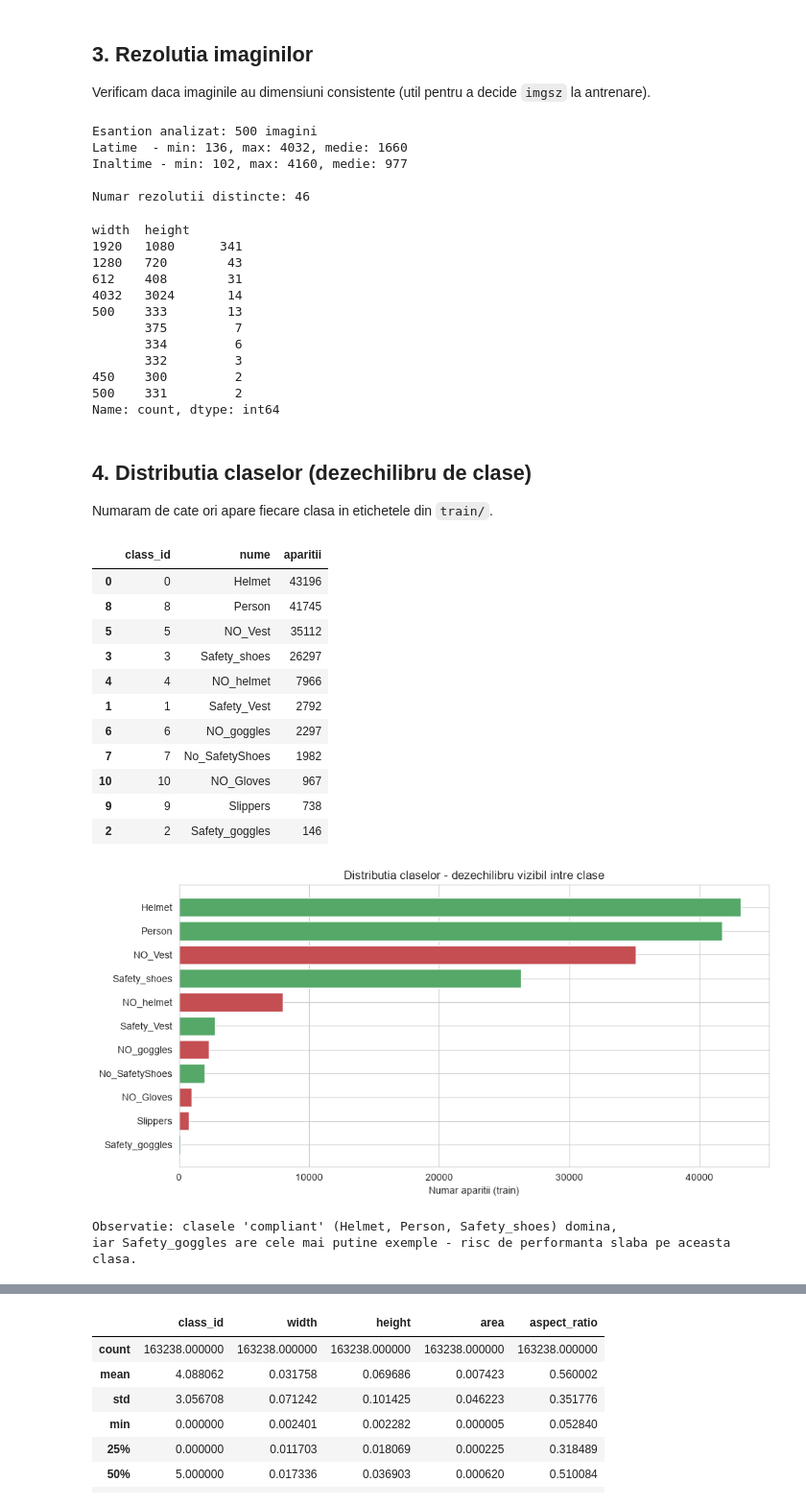
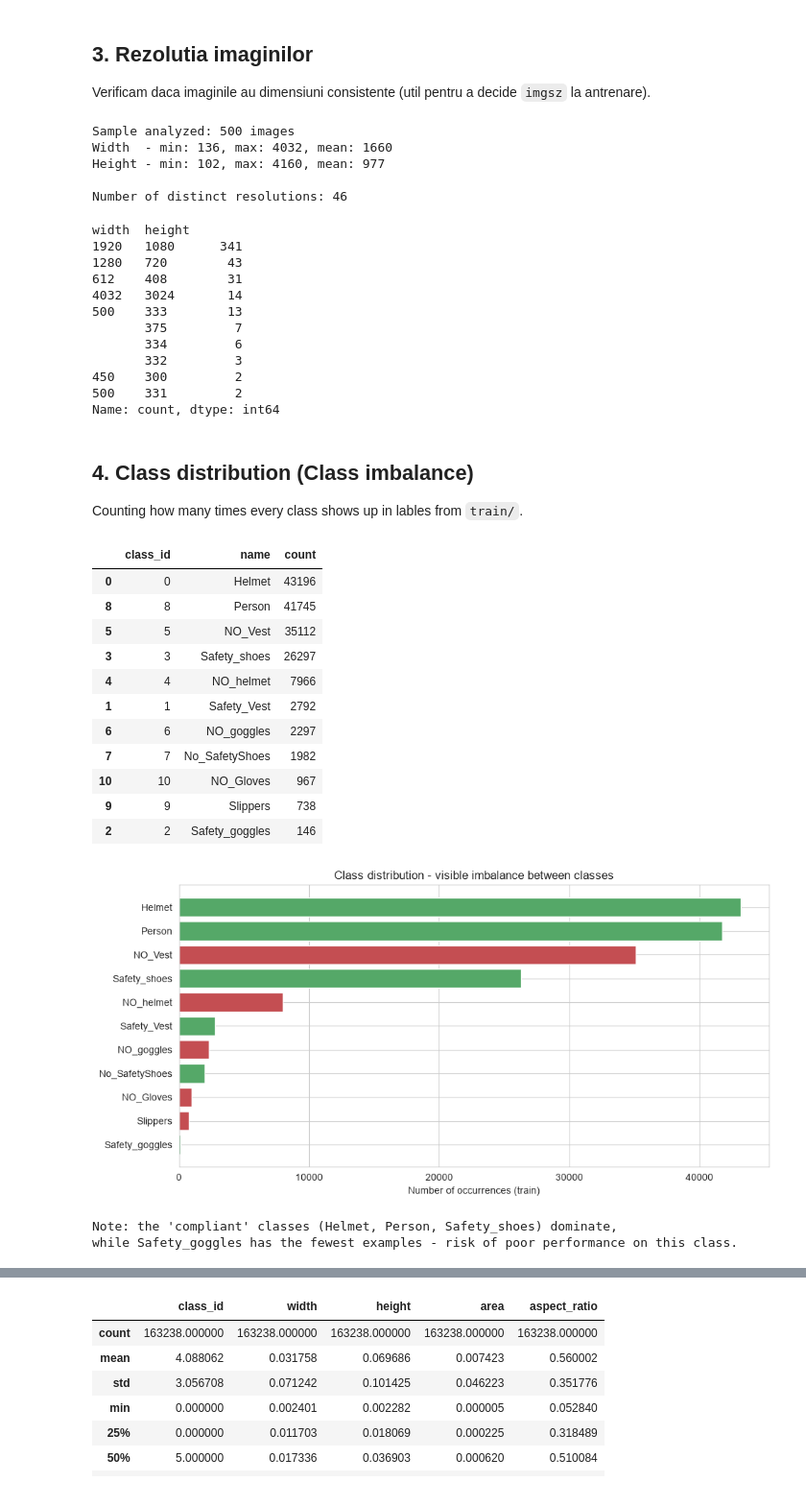
Before and after one commit to spcroitoru/ppe-detection-project, a Jupyter notebook: notebooks/01_eda.ipynb, the cells around one changed output, grey strips where cells are left out. Shown at 96% size. Drawn from its saved outputs; the diff is of its cells as text; code cells hidden in the pictures.

```diff
--- a/notebooks/01_eda.ipynb
+++ b/notebooks/01_eda.ipynb
@@ -76,11 +76,11 @@ for split in SPLITS:
     lbls = list_labels(split)
     inventory.append({
         "split": split,
-        "nr_imagini": len(imgs),
-        "nr_etichete": len(lbls),
+        "num_images": len(imgs),
+        "num_labels": len(lbls),
     })
 
 df_inventory = pd.DataFrame(inventory)
-df_inventory["procent"] = (df_inventory["nr_imagini"] / df_inventory["nr_imagini"].sum() * 100).round(1)
+df_inventory["percentage"] = (df_inventory["num_images"] / df_inventory["num_images"].sum() * 100).round(1)
 df_inventory
 # %% [output]
@@ -104,7 +104,7 @@ plt.show()
 
 Verificam daca imaginile au dimensiuni consistente (util pentru a decide `imgsz` la antrenare).
 # %%
-# esantion - verificam pe un subset (500 img) din train, ca sa nu dureze prea mult
+# sample - check a subset (500 img) of train, to keep it fast
 sample_imgs = list_images("train")[:500]
 resolutions = []
 for path in sample_imgs:
@@ -114,17 +114,17 @@ for path in sample_imgs:
         resolutions.append((w, h))
 
 df_res = pd.DataFrame(resolutions, columns=["width", "height"])
-print(f"Esantion analizat: {len(df_res)} imagini")
-print(f"Latime  - min: {df_res.width.min()}, max: {df_res.width.max()}, medie: {df_res.width.mean():.0f}")
-print(f"Inaltime - min: {df_res.height.min()}, max: {df_res.height.max()}, medie: {df_res.height.mean():.0f}")
-print(f"\nNumar rezolutii distincte: {df_res.drop_duplicates().shape[0]}")
+print(f"Sample analyzed: {len(df_res)} images")
+print(f"Width  - min: {df_res.width.min()}, max: {df_res.width.max()}, mean: {df_res.width.mean():.0f}")
+print(f"Height - min: {df_res.height.min()}, max: {df_res.height.max()}, mean: {df_res.height.mean():.0f}")
+print(f"\nNumber of distinct resolutions: {df_res.drop_duplicates().shape[0]}")
 df_res.value_counts().head(10)
 # %% [output]
-Esantion analizat: 500 imagini
-Latime  - min: 136, max: 4032, medie: 1660
-Inaltime - min: 102, max: 4160, medie: 977
+Sample analyzed: 500 images
+Width  - min: 136, max: 4032, mean: 1660
+Height - min: 102, max: 4160, mean: 977
 
-Numar rezolutii distincte: 46
+Number of distinct resolutions: 46
 width  height
 1920   1080      341
 1280   720        43
@@ -138,9 +138,9 @@ width  height
 500    331         2
 Name: count, dtype: int64
 # %% [markdown]
-## 4. Distributia claselor (dezechilibru de clase)
+## 4. Class distribution (Class imbalance)
 
-Numaram de cate ori apare fiecare clasa in etichetele din `train/`.
+Counting how many times every class shows up in lables from `train/`.
 # %%
 def count_classes(split):
     counts = Counter()
@@ -156,13 +156,13 @@ def count_classes(split):
 class_counts_train = count_classes("train")
 
 df_classes = pd.DataFrame([
-    {"class_id": cid, "nume": CLASS_NAMES[cid], "aparitii": class_counts_train.get(cid, 0)}
+    {"class_id": cid, "name": CLASS_NAMES[cid], "count": class_counts_train.get(cid, 0)}
     for cid in sorted(CLASS_NAMES.keys())
-]).sort_values("aparitii", ascending=False)
+]).sort_values("count", ascending=False)
 
 df_classes
 # %% [output]
-|  | class_id | nume | aparitii |
+|  | class_id | name | count |
 | 0 | 0 | Helmet | 43196 |
 | 8 | 8 | Person | 41745 |
 | 5 | 5 | NO_Vest | 35112 |
@@ -176,18 +176,18 @@ df_classes
 | 2 | 2 | Safety_goggles | 146 |
 # %%
 fig, ax = plt.subplots(figsize=(10, 5))
-colors = ["#C44E52" if "NO" in n or n == "Slippers" else "#55A868" for n in df_classes["nume"]]
-ax.barh(df_classes["nume"], df_classes["aparitii"], color=colors)
-ax.set_xlabel("Numar aparitii (train)")
-ax.set_title("Distributia claselor - dezechilibru vizibil intre clase")
+colors = ["#C44E52" if "NO" in n or n == "Slippers" else "#55A868" for n in df_classes["name"]]
+ax.barh(df_classes["name"], df_classes["count"], color=colors)
+ax.set_xlabel("Number of occurrences (train)")
+ax.set_title("Class distribution - visible imbalance between classes")
 ax.invert_yaxis()
 plt.tight_layout()
 plt.show()
 
-print("Observatie: clasele 'compliant' (Helmet, Person, Safety_shoes) domina,")
-print("iar Safety_goggles are cele mai putine exemple - risc de performanta slaba pe aceasta clasa.")
+print("Note: the 'compliant' classes (Helmet, Person, Safety_shoes) dominate,")
+print("while Safety_goggles has the fewest examples - risk of poor performance on this class.")
 # %% [output]
-[figure, old version]
+[figure, new version]
-Observatie: clasele 'compliant' (Helmet, Person, Safety_shoes) domina,
-iar Safety_goggles are cele mai putine exemple - risc de performanta slaba pe aceasta clasa.
+Note: the 'compliant' classes (Helmet, Person, Safety_shoes) dominate,
+while Safety_goggles has the fewest examples - risk of poor performance on this class.
 # %% [markdown]
```
Also changed, not shown: parts of 18 cells of this notebook, 5 other files.
